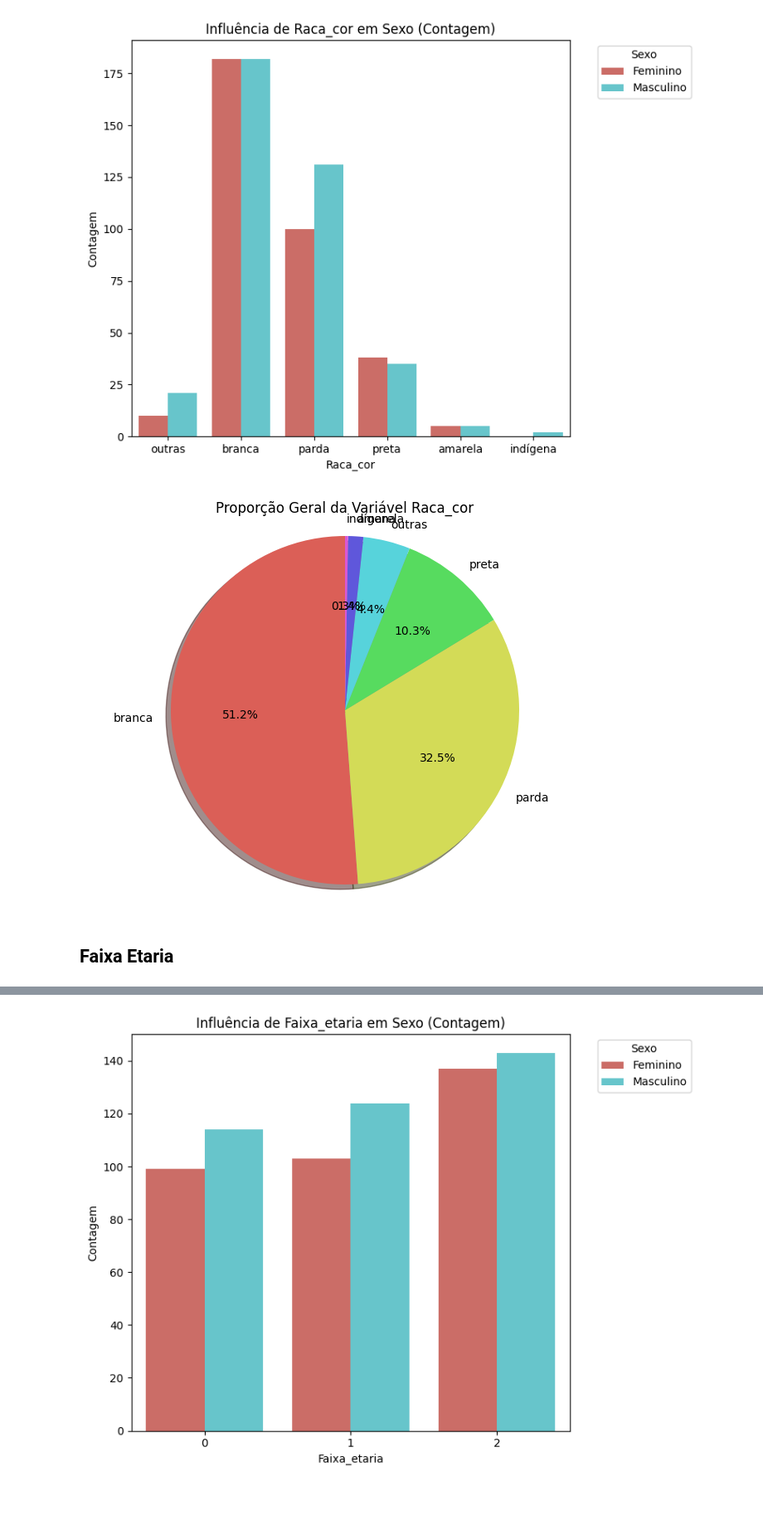
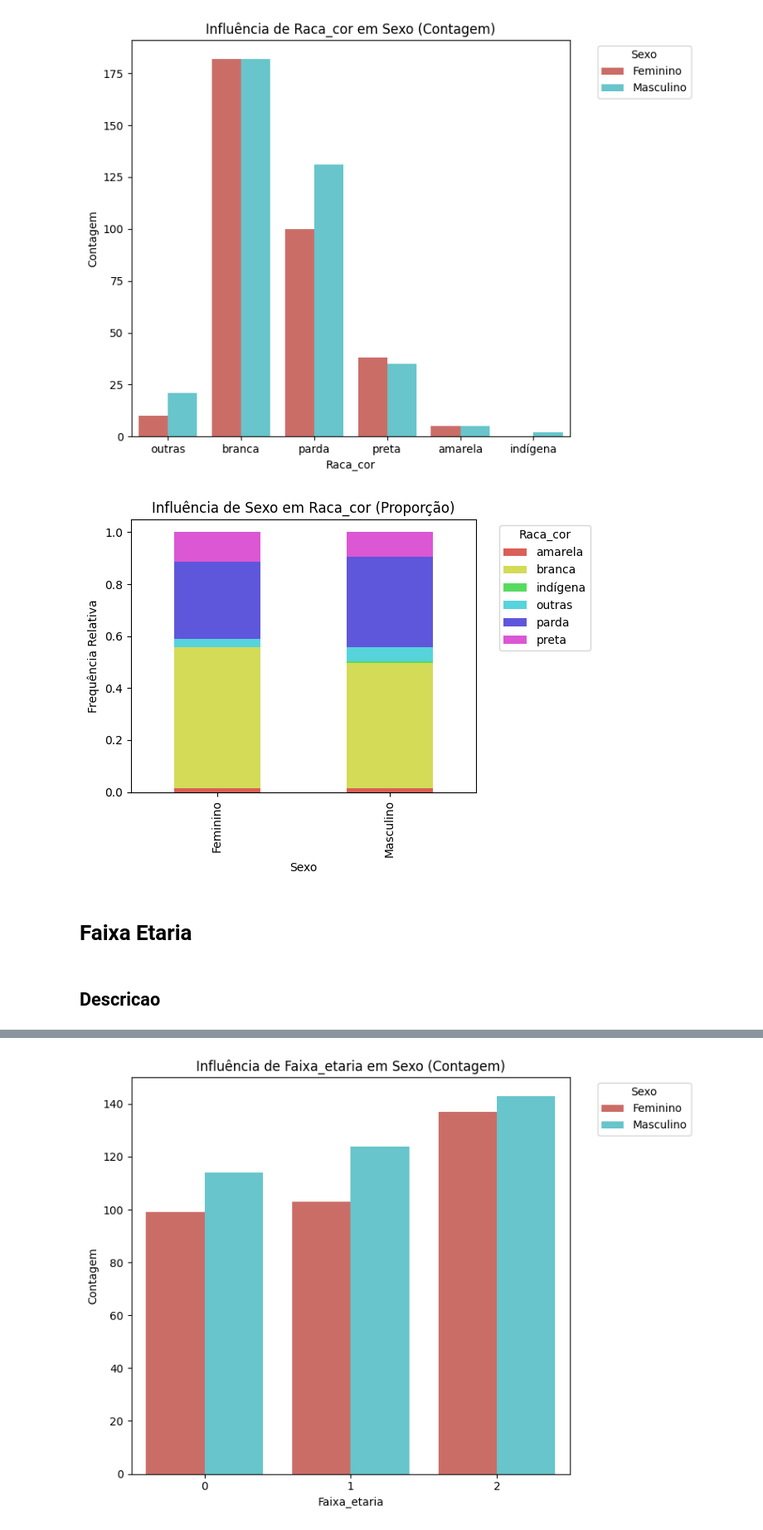
Before and after one commit to BenvenutiMateus/Genetica, a Jupyter notebook: aded_discretas.ipynb, the cells around one changed output, grey strips where cells are left out. Shown at 83% size. Cells and saved outputs as stored; diff of their text form; code cells hidden in the pictures; blank space fills up the shorter version.

```diff
--- a/aded_discretas.ipynb
+++ b/aded_discretas.ipynb
@@ -133,9 +201,11 @@ plot_proporcao(dfcat, 'sexo', 'fumo')
 plot_distribuicao(dfcat, 'raca_cor', 'sexo')
 # %% [output]
 [figure]
-# %%
-plot_pizza(dfcat, 'raca_cor')
-# %% [output]
-[figure, removed]
+# %%
+plot_proporcao(dfcat, 'sexo', 'raca_cor')
+# %% [output]
+[figure, added]
 # %% [markdown]
-## Faixa Etaria
+# Faixa Etaria
+# %% [markdown]
+## Descricao
```
Also changed, not shown: parts of 42 cells of this notebook.
